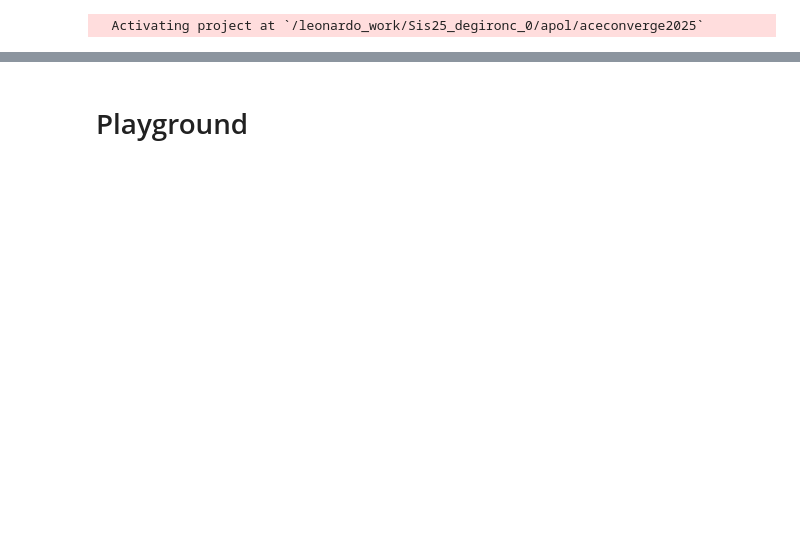
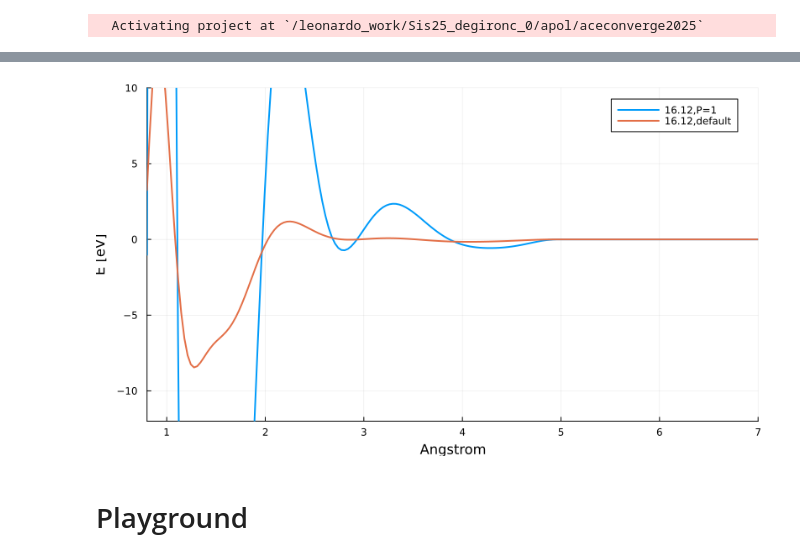
Before and after one commit to apolmiguel/aceconverge2025, a Jupyter notebook: acejulia/julia_scratch.ipynb, the cells around one changed output, grey strips where cells are left out. Drawn from its saved outputs; the diff is of its cells as text; code cells hidden in the pictures; blank space fills up the shorter version.

```diff
--- a/acejulia/julia_scratch.ipynb
+++ b/acejulia/julia_scratch.ipynb
@@ -12,2 +253,20 @@ using ACEpotentials
+# %%
+studylist = ["16.12,P=1","16.12,default"]
+
+plt_dim = plot(
+    legend = :topright,
+    xlabel = "Angstrom", ylabel = "E [eV]",
+    xlims = (0.8, 7), ylims = (-12, 10),
+    # xlims = (0.8, 7), ylims = (-0.5,0.5),
+    size= (800,450))
+
+for tag in studylist
+    D = ACEpotentials.dimers(potlist[tag], [:C,],rr = range(0.529177, 7.0, length=200));
+    plot!(plt_dim, D[(:C,:C)]..., lw=2, label = "$tag")
+end
+
+plt_dim
+# %% [output]
+[figure, added]
 # %% [markdown]
 # Playground
```
Also changed, not shown: parts of 20 cells of this notebook, 58 other files.
